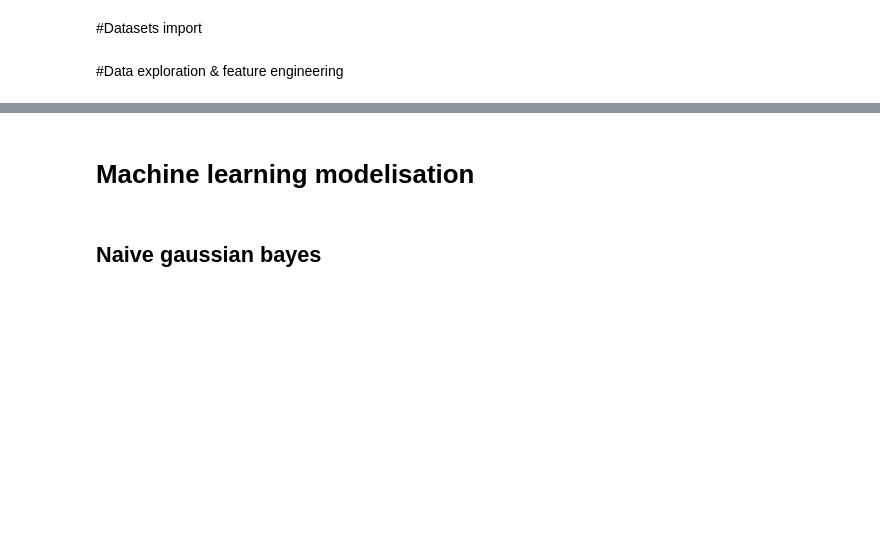
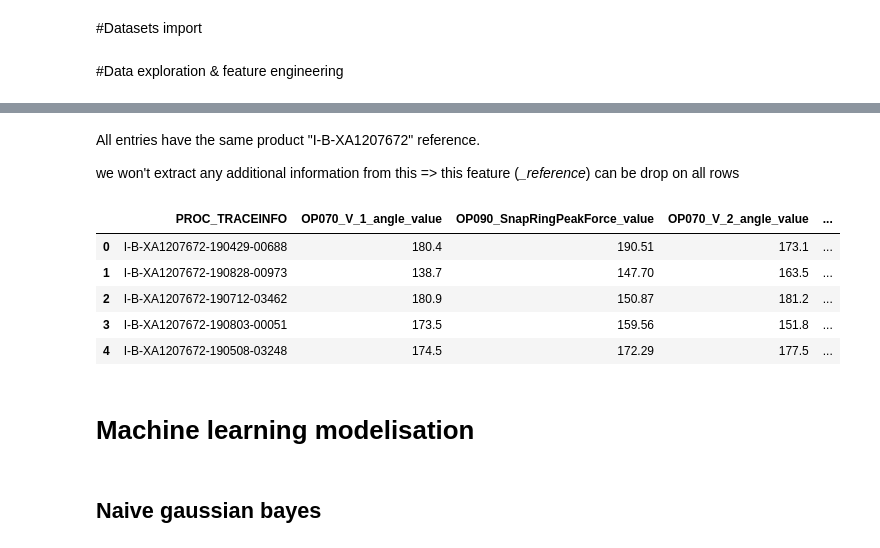
Before and after one commit to dim2s/SAFI, a Jupyter notebook: M06_VALEO_mini_project.ipynb, the cells around one changed output, grey strips where cells are left out. Saved outputs shown, nothing was run; the diff lists cells and outputs as text; code cells hidden in the pictures; blank space fills up the shorter version.

```diff
--- a/M06_VALEO_mini_project.ipynb
+++ b/M06_VALEO_mini_project.ipynb
@@ -39,0 +58,5 @@ sandbox_data=valeo_data.copy()
+# %%
+re_patern=r'^([a-zA-Z]{1}-[a-zA-Z]{1}-[a-zA-Z]{2}\d{7})-(\d{2}\d{2}\d{2})-(\d+)$'
+
+sandbox_data[["_reference","_date","_serial"]]=sandbox_data["PROC_TRACEINFO"].str.extract(re_patern)
+sandbox_data.head(3)
@@ -40,3 +75,20 @@ sandbox_data=valeo_data.copy()
+# %% [markdown]
+All entries have the same product "I-B-XA1207672" reference.
+
+we won't extract any additional information from this => this feature (*_reference*) can be drop on all rows
+# %%
+sandbox_data['_date']=pd.to_datetime(sandbox_data['_date'], format='%y%m%d')
+# %%
+sandbox_data['_day']=sandbox_data['_date'].dt.day_of_week
+sandbox_data['_month']=sandbox_data['_date'].dt.month
+sandbox_data.head()
+# %% [output]
+|  | PROC_TRACEINFO | OP070_V_1_angle_value | OP090_SnapRingPeakForce_value | OP070_V_2_angle_value | ... |
+| 0 | I-B-XA1207672-190429-00688 | 180.4 | 190.51 | 173.1 | ... |
+| 1 | I-B-XA1207672-190828-00973 | 138.7 | 147.70 | 163.5 | ... |
+| 2 | I-B-XA1207672-190712-03462 | 180.9 | 150.87 | 181.2 | ... |
+| 3 | I-B-XA1207672-190803-00051 | 173.5 | 159.56 | 151.8 | ... |
+| 4 | I-B-XA1207672-190508-03248 | 174.5 | 172.29 | 177.5 | ... |
 # %% [markdown]
 # Machine learning modelisation
 # %% [markdown]
```
Also changed, not shown: parts of 9 cells of this notebook.
